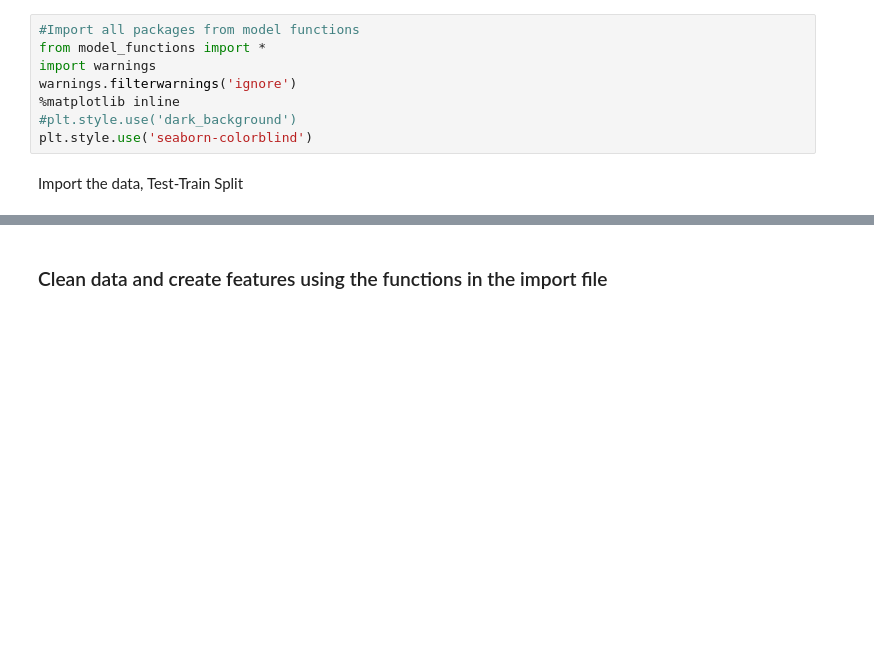
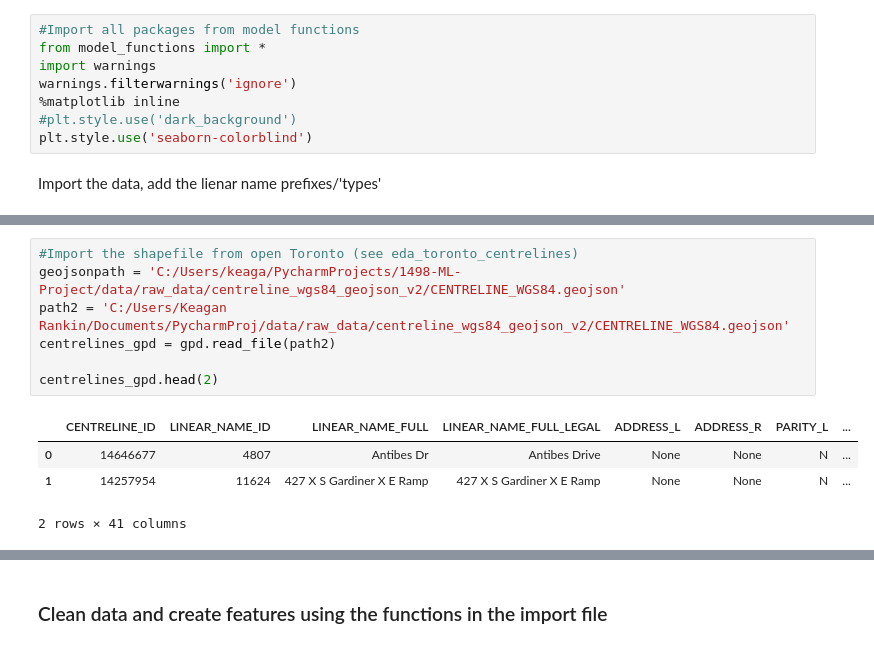
Before and after one commit to KeaganHRankin/Cycle-Classifier, a Jupyter notebook: model/baseline_ysign_model.ipynb, the cells around one changed output, grey strips where cells are left out. Drawn from its saved outputs; the diff is of its cells as text; blank space fills up the shorter version.

```diff
--- a/model/baseline_ysign_model.ipynb
+++ b/model/baseline_ysign_model.ipynb
@@ -11,7 +11,7 @@ warnings.filterwarnings('ignore')
 #plt.style.use('dark_background')
 plt.style.use('seaborn-colorblind')
 # %% [markdown]
-Import the data, Test-Train Split
+Import the data, add the lienar name prefixes/'types'
 # %%
 train_data = pd.read_csv('C:/Users/Keagan Rankin/Documents/PycharmProj/data/training_data/ysign_dropoff2_iter15_train.csv')
 train_data.head()
@@ -22,3 +22,15 @@ train_data.head()
 | 2 | 14362 | 14363 | 14048139 | 3053 | Brandon Ave | 13463765 | 14048141 | 0 | 49.852955 | 14048139 | ... |
 | 3 | 36418 | 36420 | 2689046 | 3803 | Lake Shore Blvd E | 13466078 | 13466003 | 0 | 105.443542 | 2689046 | ... |
 | 4 | 15812 | 15813 | 14040464 | 11872 | Ln 1 W Clinton N Gore | 14040383 | 14040467 | 0 | 22.935001 | 14040464 | ... |
+# %%
+#Import the shapefile from open Toronto (see eda_toronto_centrelines)
+geojsonpath = 'C:/Users/keaga/PycharmProjects/1498-ML-Project/data/raw_data/centreline_wgs84_geojson_v2/CENTRELINE_WGS84.geojson'
+path2 = 'C:/Users/Keagan Rankin/Documents/PycharmProj/data/raw_data/centreline_wgs84_geojson_v2/CENTRELINE_WGS84.geojson'
+centrelines_gpd = gpd.read_file(path2)
+
+centrelines_gpd.head(2)
+# %% [output]
+|  | CENTRELINE_ID | LINEAR_NAME_ID | LINEAR_NAME_FULL | LINEAR_NAME_FULL_LEGAL | ADDRESS_L | ADDRESS_R | PARITY_L | ... |
+| 0 | 14646677 | 4807 | Antibes Dr | Antibes Drive | None | None | N | ... |
+| 1 | 14257954 | 11624 | 427 X S Gardiner X E Ramp | 427 X S Gardiner X E Ramp | None | None | N | ... |
+2 rows × 41 columns
```
Also changed, not shown: parts of 8 cells of this notebook, 5 other files.
